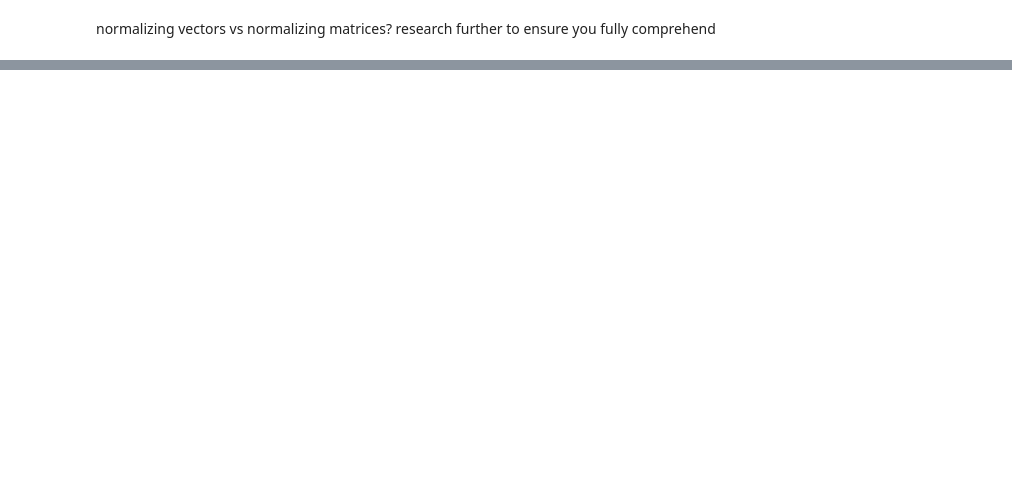
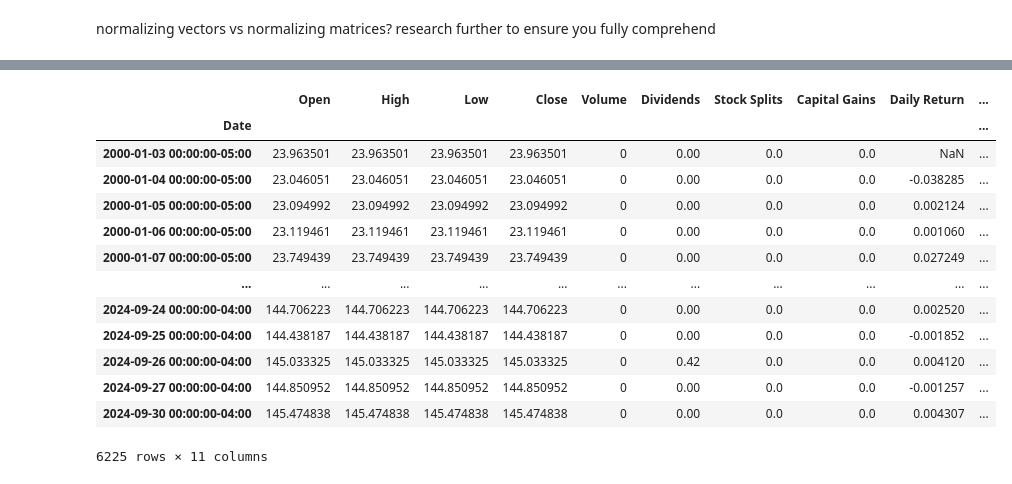
Before and after one commit to codeToad101/Equity-MCMC, a Jupyter notebook: calcVisual.ipynb, the cells around one changed output, grey strips where cells are left out. Cells and saved outputs as stored; diff of their text form; code cells hidden in the pictures; blank space fills up the shorter version.

```diff
--- a/calcVisual.ipynb
+++ b/calcVisual.ipynb
@@ -177,0 +280,17 @@ Value at Risk (VaR) at 95% confidence level: 48.42
+# %%
+stock_data
+# %% [output]
+|  | Open | High | Low | Close | Volume | Dividends | Stock Splits | Capital Gains | Daily Return | ... |
+| Date |  |  |  |  |  |  |  |  |  | ... |
+| 2000-01-03 00:00:00-05:00 | 23.963501 | 23.963501 | 23.963501 | 23.963501 | 0 | 0.00 | 0.0 | 0.0 | NaN | ... |
+| 2000-01-04 00:00:00-05:00 | 23.046051 | 23.046051 | 23.046051 | 23.046051 | 0 | 0.00 | 0.0 | 0.0 | -0.038285 | ... |
+| 2000-01-05 00:00:00-05:00 | 23.094992 | 23.094992 | 23.094992 | 23.094992 | 0 | 0.00 | 0.0 | 0.0 | 0.002124 | ... |
+| 2000-01-06 00:00:00-05:00 | 23.119461 | 23.119461 | 23.119461 | 23.119461 | 0 | 0.00 | 0.0 | 0.0 | 0.001060 | ... |
+| 2000-01-07 00:00:00-05:00 | 23.749439 | 23.749439 | 23.749439 | 23.749439 | 0 | 0.00 | 0.0 | 0.0 | 0.027249 | ... |
+| ... | ... | ... | ... | ... | ... | ... | ... | ... | ... | ... |
+| 2024-09-24 00:00:00-04:00 | 144.706223 | 144.706223 | 144.706223 | 144.706223 | 0 | 0.00 | 0.0 | 0.0 | 0.002520 | ... |
+| 2024-09-25 00:00:00-04:00 | 144.438187 | 144.438187 | 144.438187 | 144.438187 | 0 | 0.00 | 0.0 | 0.0 | -0.001852 | ... |
+| 2024-09-26 00:00:00-04:00 | 145.033325 | 145.033325 | 145.033325 | 145.033325 | 0 | 0.42 | 0.0 | 0.0 | 0.004120 | ... |
+| 2024-09-27 00:00:00-04:00 | 144.850952 | 144.850952 | 144.850952 | 144.850952 | 0 | 0.00 | 0.0 | 0.0 | -0.001257 | ... |
+| 2024-09-30 00:00:00-04:00 | 145.474838 | 145.474838 | 145.474838 | 145.474838 | 0 | 0.00 | 0.0 | 0.0 | 0.004307 | ... |
+6225 rows × 11 columns
```
Also changed, not shown: parts of 6 cells of this notebook.
